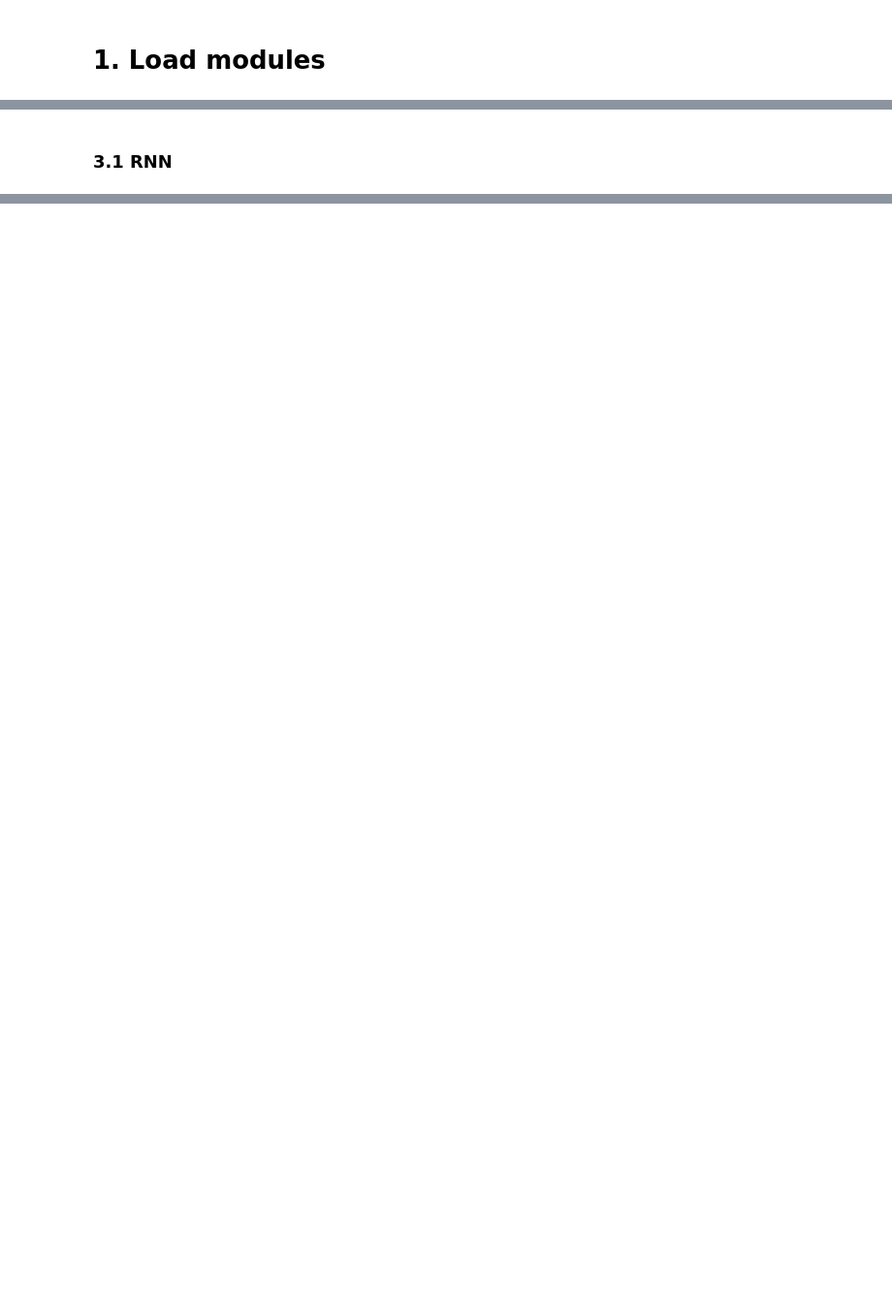
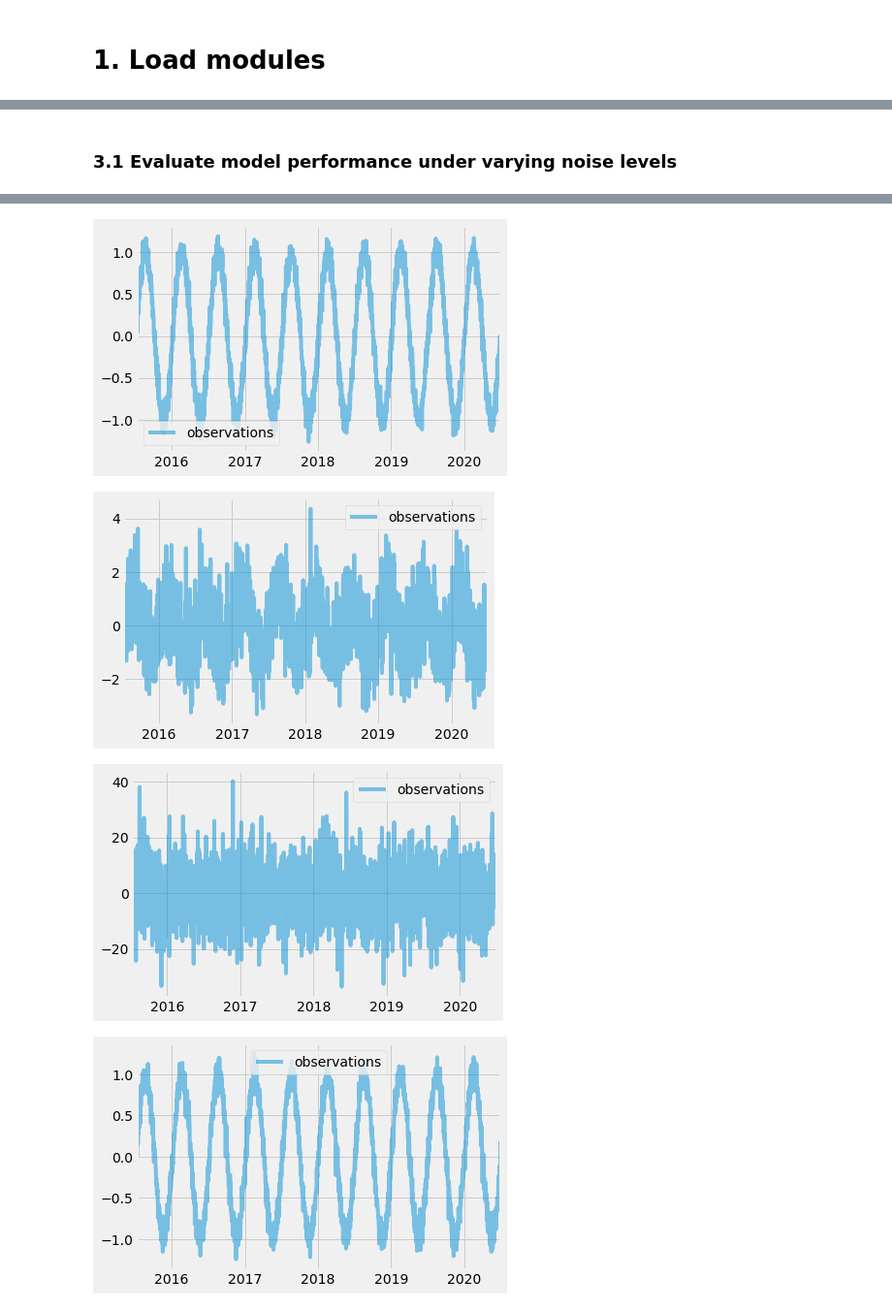
Before and after one commit to StofAle/Introductory_TimeSeriesForecasting_using_RNN, a Jupyter notebook: notebooks/04_All_Blues.ipynb, the cells around one changed output, grey strips where cells are left out. Shown: that part at 97% size. Drawn from its saved outputs; the diff is of its cells as text; code cells hidden in the pictures; blank space fills up the shorter version.

```diff
--- a/notebooks/04_All_Blues.ipynb
+++ b/notebooks/04_All_Blues.ipynb
@@ -86,0 +143,6 @@ validation set shape: x:(174, 365, 1), y:(174, 7, 1)
+# %%
+# transform dictionary to dataframe
+df_res_22 = pd.DataFrame(res_2)
+
+# store dataframe as csv locally
+df_res_22.to_csv('../data/04_results_cleanData.csv')
@@ -90,30 +180,45 @@ validation set shape: x:(174, 365, 1), y:(174, 7, 1)
 # %% [markdown]
 <a id='Part3.1_link'></a>
-### 3.1 RNN
+### 3.1 Evaluate model performance under varying noise levels
-# %%
-model_type = 'RNN'
-
-# set number of steps per epoch
-num_samples = mdq._num_samples
-steps_per_epoch = int(num_samples/future_target_size)
-validation_steps = int(steps_per_epoch/2)
-
-units = 128  # number of units in each neural network layer
-num_layers = 2  # total number of layers
-epochs = 30
-
-# compile model
-mdq.compile_model(units=units, num_layers=num_layers, model_type=model_type)
 # %%
-# fit model
-mdq.fit_model(epochs=epochs, steps_per_epoch=steps_per_epoch
-              ,validation_steps=validation_steps, model_type=model_type)
+# initialize results dictionary
+res_3 = {'model_type': [], 'std': [], 'val_mse': []
+       , 'mse': [], 'total_training_time': []}
 
-# get errors
-history = mdq._histories[model_type]
-val_mse = history.history['val_mse'][-1]
-mse = history.history['mse'][-1]
+# model type
+model_types = ['RNN', 'LSTM']
 
-# get total training time
-total_training_time = sum(mdq._time_callbacks[model_type].times)
+for model_type in model_types:
+
+    for past_history_size in past_history_sizes:
+
+        # generate train and validation data
+        mdq.generate_train_and_val_data(future_target_size=future_target_size, past_history_size=past_history_size)
+
+        # set number of steps per epoch
+        num_samples = mdq._num_samples
+        steps_per_epoch = int(num_samples/future_target_size)
+        validation_steps = int(steps_per_epoch/2)
+
+        # compile model
+        mdq.compile_model(units=units, num_layers=num_layers, model_type=model_type)
+
+        # fit model
+        mdq.fit_model(epochs=epochs, steps_per_epoch=steps_per_epoch
+                      ,validation_steps=validation_steps, model_type=model_type)
+
+        # get errors
+        history = mdq._histories[model_type]
+        val_mse = history.history['val_mse'][-1]
+        mse = history.history['mse'][-1]
+
+        # get total training time
+        total_training_time = sum(mdq._time_callbacks[model_type].times)
+
+        # append results to results dictionary
+        res_2['model_type'].append(model_type)
+        res_2['past_history_size'].append(past_history_size)
+        res_2['val_mse'].append(val_mse)
+        res_2['mse'].append(mse)
+        res_2['total_training_time'].append(total_training_time)
 # %% [output]
@@ -136,0 +242,4 @@ Epoch 23/30
+[figure, added]
+[figure, added]
+[figure, added]
+[figure, added]
```
Also changed, not shown: parts of 20 cells of this notebook.
